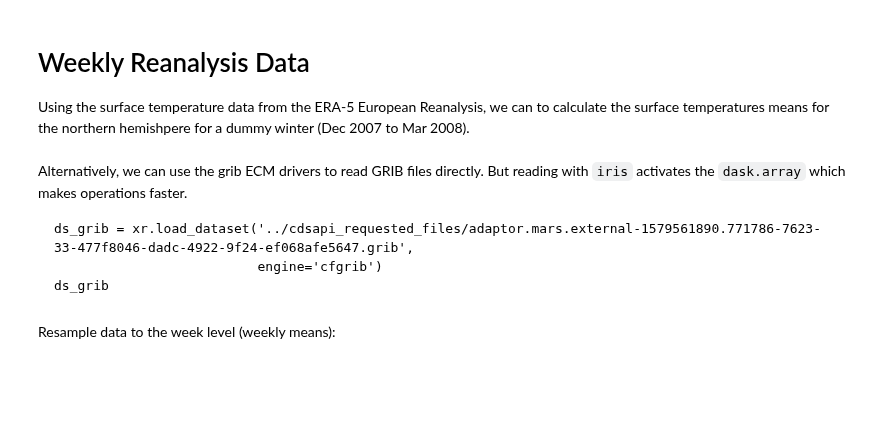
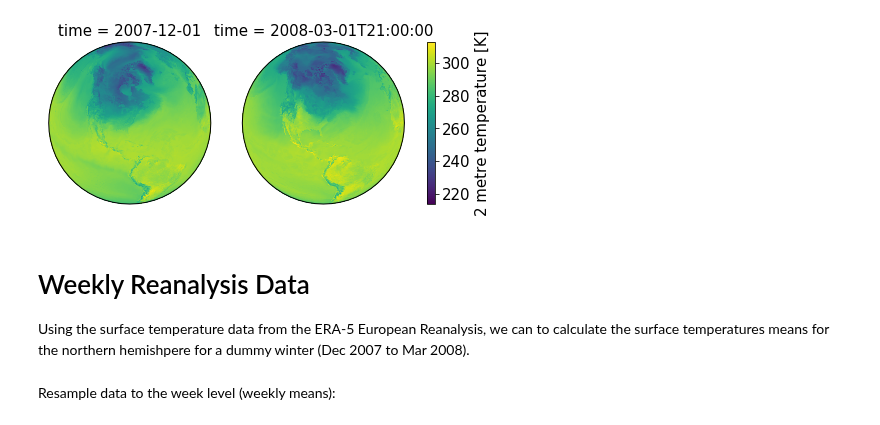
Before and after one commit to geosciences-data-practicum/reanalysis_getter, a Jupyter notebook: analysis/winter_test.ipynb, the cells around one changed output. Saved outputs shown, nothing was run; the diff lists cells and outputs as text; code cells hidden in the pictures; blank space fills up the shorter version.

````diff
--- a/analysis/winter_test.ipynb
+++ b/analysis/winter_test.ipynb
@@ -14,3 +77,8 @@ matplotlib.rcParams.update({'font.size': 15})
+# %%
+p = a.isel(time=[0,735]).plot(transform=ccrs.PlateCarree(), col='time',
+                               subplot_kws={'projection': ccrs.Orthographic(-80, 35)})
+# %% [output]
+[figure, added]
 # %% [markdown]
 # Weekly Reanalysis Data
 
@@ -18,14 +86,6 @@ Using the surface temperature data from the ERA-5 European Reanalysis, we can to
 # %%
 era_5_sfc_temp = iris.load('../cdsapi_requested_files/adaptor.mars.external-1579561890.771786-7623-33-477f8046-dadc-4922-9f24-ef068afe5647.grib')
 era_5_sfc_temp_array = xr.DataArray.from_iris(era_5_sfc_temp[0])
-# %% [markdown]
-Alternatively, we can use the grib ECM drivers to read GRIB files directly. But reading with `iris` activates the `dask.array` which makes operations faster.
-
-```
-ds_grib = xr.load_dataset('../cdsapi_requested_files/adaptor.mars.external-1579561890.771786-7623-33-477f8046-dadc-4922-9f24-ef068afe5647.grib',
-                          engine='cfgrib')
-ds_grib
-```
 # %% [markdown]
 Resample data to the week level (weekly means):
 # %%
````
Also changed, not shown: parts of 7 cells of this notebook.
